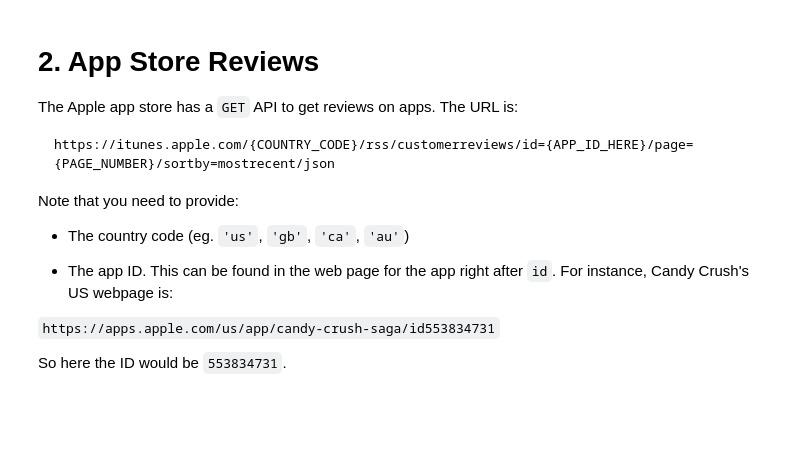
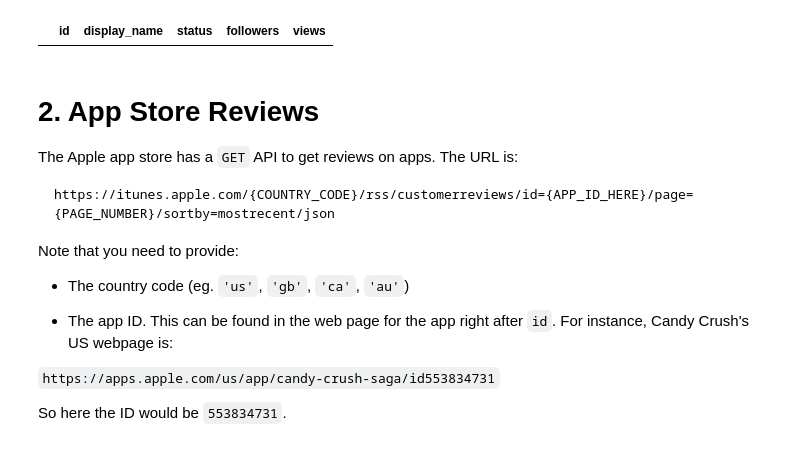
Before and after one commit to cb-ds-1/4-5-web-data, a Jupyter notebook: workshop.ipynb, the cells around one changed output. Saved outputs shown, nothing was run; the diff lists cells and outputs as text; code cells hidden in the pictures; blank space fills up the shorter version.

```diff
--- a/workshop.ipynb
+++ b/workshop.ipynb
@@ -17,3 +26,14 @@ Get the data from the following channels:
 To make into a dataframe that looks like this:
 
 ![](twitch.png)
+# %%
+channels = ["ESL_SC2", "OgamingSC2", "cretetion", "freecodecamp",
+    "storbeck", "habathcx", "RobotCaleb", "noobs2ninjas",
+    "ninja", "shroud", "Dakotaz", "esltv_cs", "pokimane",
+    "tsm_bjergsen", "boxbox", "wtcn", "a_seagull",
+    "kinggothalion", "amazhs", "jahrein", "thenadeshot",
+    "sivhd", "kingrichard"]
+
+columns = ["id", "display_name", "status", "followers", "views"]
+
+df = pd.DataFrame(columns = columns)
@@ -20,3 +47,7 @@ To make into a dataframe that looks like this:
+# %%
+df.head(4)
+# %% [output]
+|  | id | display_name | status | followers | views |
 # %% [markdown]
 # 2. App Store Reviews
 
```
Also changed, not shown: parts of 11 cells of this notebook.
